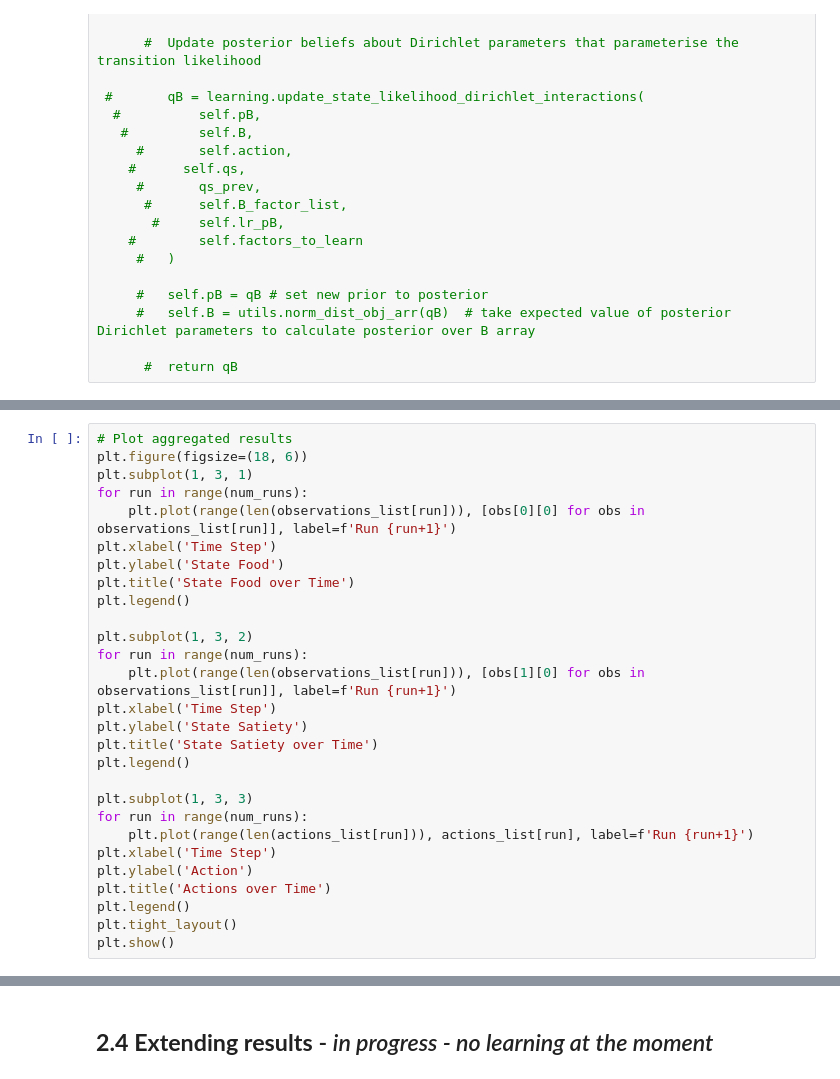
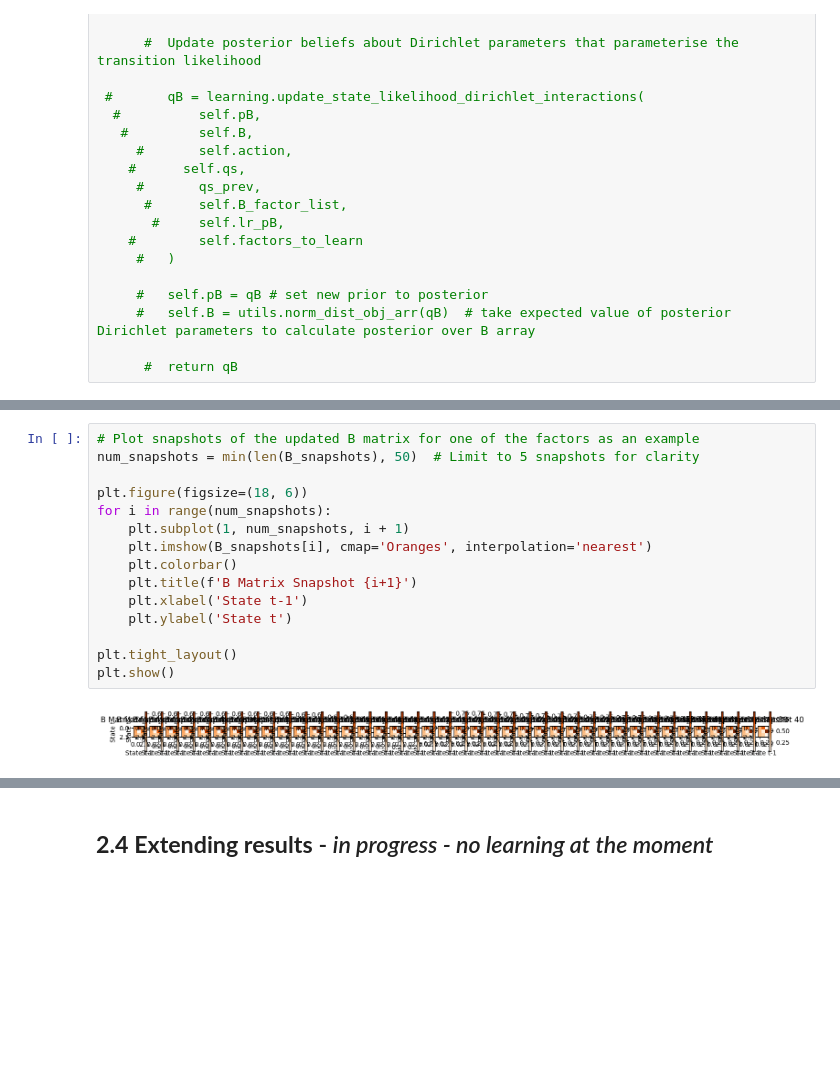
Before and after one commit to mahault/Multi-agent-sustainability, a Jupyter notebook: Sust_AIF.ipynb, the cells around one changed output, grey strips where cells are left out. Drawn from its saved outputs; the diff is of its cells as text; blank space fills up the shorter version.

```diff
--- a/Sust_AIF.ipynb
+++ b/Sust_AIF.ipynb
@@ -2372,28 +2115,0 @@ Something wrong: matrices are all the same
-# %%
-# Plot aggregated results
-plt.figure(figsize=(18, 6))
-plt.subplot(1, 3, 1)
-for run in range(num_runs):
-    plt.plot(range(len(observations_list[run])), [obs[0][0] for obs in observations_list[run]], label=f'Run {run+1}')
-plt.xlabel('Time Step')
-plt.ylabel('State Food')
-plt.title('State Food over Time')
-plt.legend()
-
-plt.subplot(1, 3, 2)
-for run in range(num_runs):
-    plt.plot(range(len(observations_list[run])), [obs[1][0] for obs in observations_list[run]], label=f'Run {run+1}')
-plt.xlabel('Time Step')
-plt.ylabel('State Satiety')
-plt.title('State Satiety over Time')
-plt.legend()
-
-plt.subplot(1, 3, 3)
-for run in range(num_runs):
-    plt.plot(range(len(actions_list[run])), actions_list[run], label=f'Run {run+1}')
-plt.xlabel('Time Step')
-plt.ylabel('Action')
-plt.title('Actions over Time')
-plt.legend()
-plt.tight_layout()
-plt.show()
@@ -2632,0 +2433,17 @@ TypeError: 'int' object is not subscriptable
+# %%
+# Plot snapshots of the updated B matrix for one of the factors as an example
+num_snapshots = min(len(B_snapshots), 50)  # Limit to 5 snapshots for clarity
+
+plt.figure(figsize=(18, 6))
+for i in range(num_snapshots):
+    plt.subplot(1, num_snapshots, i + 1)
+    plt.imshow(B_snapshots[i], cmap='Oranges', interpolation='nearest')
+    plt.colorbar()
+    plt.title(f'B Matrix Snapshot {i+1}')
+    plt.xlabel('State t-1')
+    plt.ylabel('State t')
+
+plt.tight_layout()
+plt.show()
+# %% [output]
+[figure, added]
```
Also changed, not shown: parts of 97 cells of this notebook.
